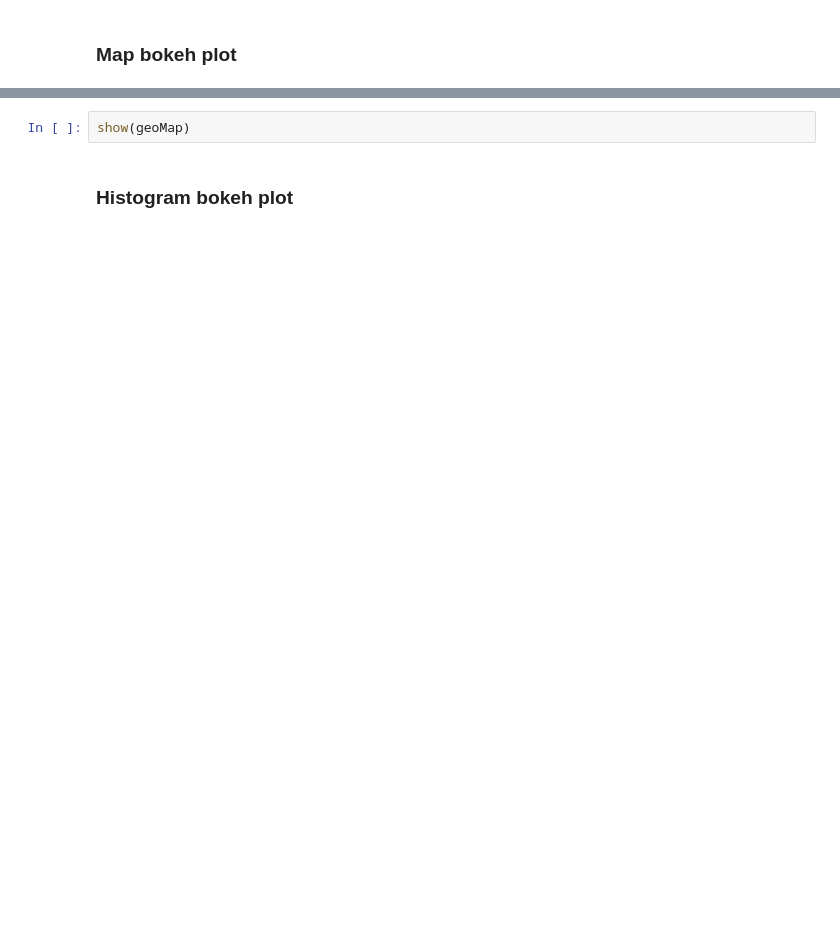
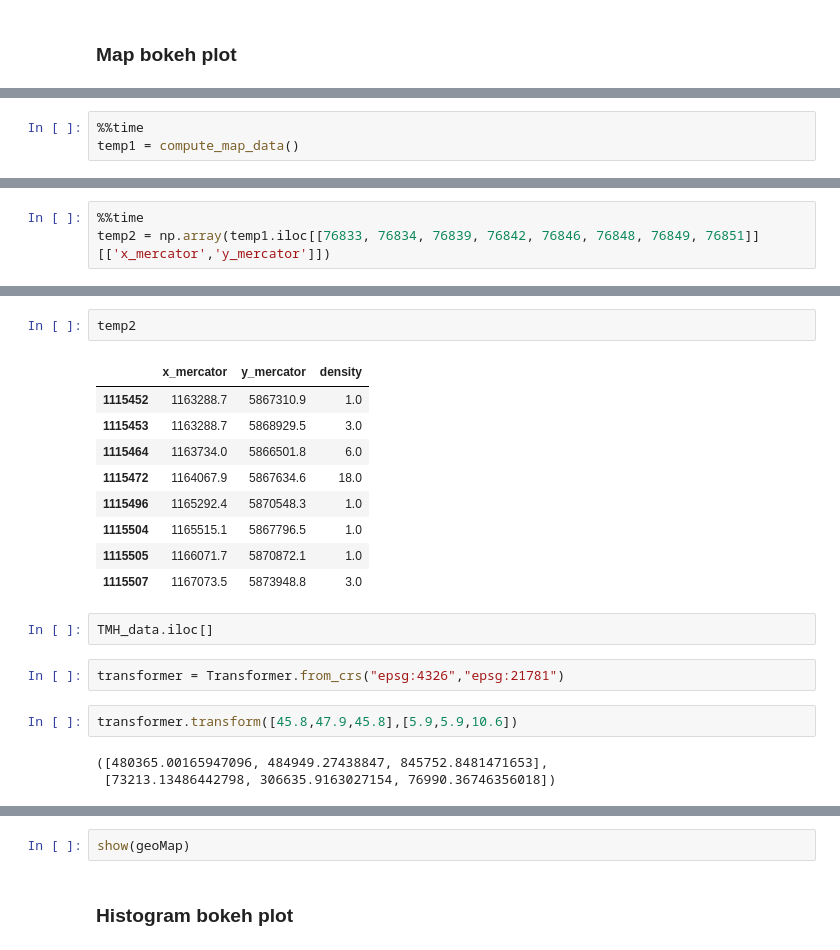
Before and after one commit to TemporalData/Meteo-Tweets, a Jupyter notebook: Timeline, Map, and Histogram.ipynb, the cells around one changed output, grey strips where cells are left out. Cells and saved outputs as stored; diff of their text form; blank space fills up the shorter version.

```diff
--- a/Timeline, Map, and Histogram.ipynb
+++ b/Timeline, Map, and Histogram.ipynb
@@ -296,0 +492,3 @@ Map_data
+# %%
+%%time
+temp1 = compute_map_data()
@@ -296,0 +497,3 @@ Map_data
+# %%
+%%time
+temp2 = np.array(temp1.iloc[[76833, 76834, 76839, 76842, 76846, 76848, 76849, 76851]][['x_mercator','y_mercator']])
@@ -297,3 +524,24 @@ Map_data
+# %%
+temp2
+# %% [output]
+|  | x_mercator | y_mercator | density |
+| 1115452 | 1163288.7 | 5867310.9 | 1.0 |
+| 1115453 | 1163288.7 | 5868929.5 | 3.0 |
+| 1115464 | 1163734.0 | 5866501.8 | 6.0 |
+| 1115472 | 1164067.9 | 5867634.6 | 18.0 |
+| 1115496 | 1165292.4 | 5870548.3 | 1.0 |
+| 1115504 | 1165515.1 | 5867796.5 | 1.0 |
+| 1115505 | 1166071.7 | 5870872.1 | 1.0 |
+| 1115507 | 1167073.5 | 5873948.8 | 3.0 |
+# %%
+TMH_data.iloc[]
+# %%
+transformer = Transformer.from_crs("epsg:4326","epsg:21781")
+# %%
+transformer.transform([45.8,47.9,45.8],[5.9,5.9,10.6])
+# %% [output]
+([480365.00165947096, 484949.27438847, 845752.8481471653],
+ [73213.13486442798, 306635.9163027154, 76990.36746356018])
 # %%
 def geoMap(doc):
     #load the background of the map plot
```
Also changed, not shown: parts of 51 cells of this notebook.
